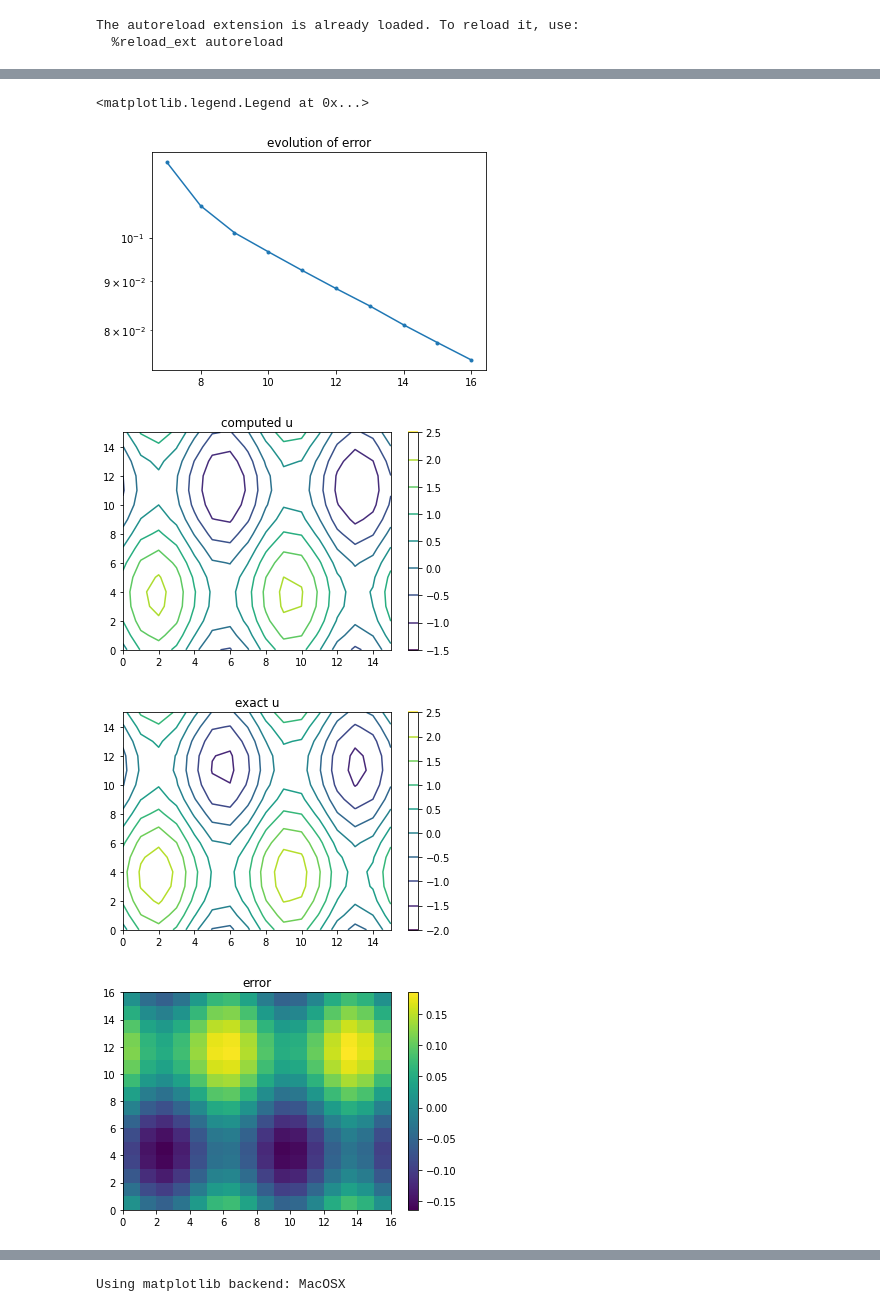
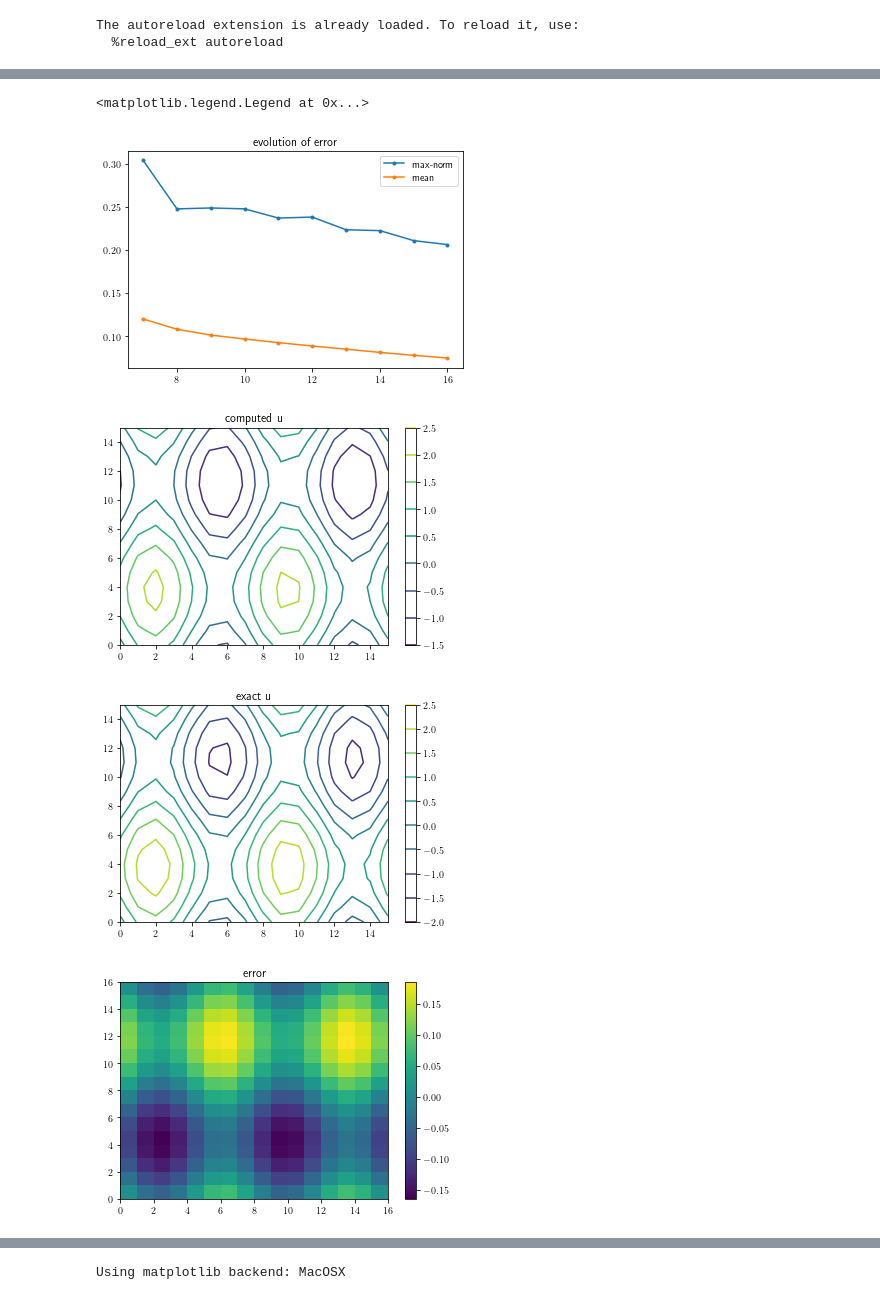
Before and after one commit to Benoit-Muller/Computational-Optimal-Transport, a Jupyter notebook: tests_BB.ipynb, the cells around one changed output, grey strips where cells are left out. Cells and saved outputs as stored; diff of their text form; code cells hidden in the pictures.

Commit message:
plots

```diff
--- a/tests_BB.ipynb
+++ b/tests_BB.ipynb
@@ -29,10 +29,12 @@ np.sqrt(d)
 ## BenamouBrenier.solve
 # %%
 %matplotlib inline
+plt.rcParams['text.usetex'] = True
+
 rng = np.random.default_rng(123)
 from scipy.stats import multivariate_normal
 from matplotlib.widgets import Slider
-N=12
+N=20
 T=N
 mesh= np.array(np.meshgrid(np.linspace(0,1,N),np.linspace(0,1,N)))
 
@@ -48,15 +50,20 @@ for idx in np.ndindex((N,N)):
     nu[idx] = np.exp(-0.5*torus_dist2(mesh[(...,*idx)],mean2)/sigma)
 mu = mu/np.sum(mu)
 nu = nu/np.sum(nu)
+
 plt.figure()
 plt.contour(mu)
 plt.colorbar()
+plt.title("$\mu$")
+
 plt.figure()
 plt.contour(nu)
 plt.colorbar()
+plt.title("$nu$")
 plt.show()
+
 prob1 = TransportProblem(mesh,mu,nu,T,tau=0.1)
-criteria = prob1.solve(maxiter=30)
+criteria = prob1.solve(maxiter=2)
 plt.plot(criteria,'.-')
 plt.title("criteria")
 # %% [output]
@@ -131,7 +144,7 @@ for i,n in enumerate(nn):
     f_vect = f(x,y,z)
     g_vect = np.array([np.ones((n,n)), np.ones((n,n))])
 
-    u,A,b,u_vect,res,rank,s = poisson(f_vect,g_vect)
+    u,A,b,u_vect = poisson(f_vect,g_vect)
 
     u = u - np.mean(u) + np.mean(uex_vect)
     err[i,0],err[i,1] = np.max(np.abs(u-uex_vect)),np.mean(np.abs(u-uex_vect))
@@ -141,15 +154,18 @@ The autoreload extension is already loaded. To reload it, use:
 # %%
 %matplotlib inline
 
-plt.semilogy(nn,err[:,1],'.-')
+plt.plot(nn,err[:,0],'.-')
+plt.plot(nn,err[:,1],'.-')
 plt.title("evolution of error")
+plt.legend(['max-norm','mean'])
+plt.savefig("graphics/poisson_error.pdf")
 
-print(err)
+#print(err)
 print("integral of u:           ", np.sum(u) / n**3)
 print("integral of uex:         ", np.sum(uex_vect) / n**3)
 print("max-norm of the error:   ", np.max(np.abs(u-uex_vect)))
 print("L1-norm of the error:   ", np.mean(np.abs(u-uex_vect)))
-print("residual 2-norm:        ", np.linalg.norm(res))
+#print("residual 2-norm:        ", np.linalg.norm(res))
 
 i= 5
 plt.figure()
@@ -190,5 +205,5 @@ residual 2-norm:         4.630253657082984e-29
 <matplotlib.legend.Legend at 0x...>
-[figure, old version]
+[figure, new version]
-[figure, old version]
+[figure, new version]
-[figure, old version]
+[figure, new version]
-[figure, old version]
+[figure, new version]
```
Also changed, not shown: parts of 4 cells of this notebook, 22 other files.
